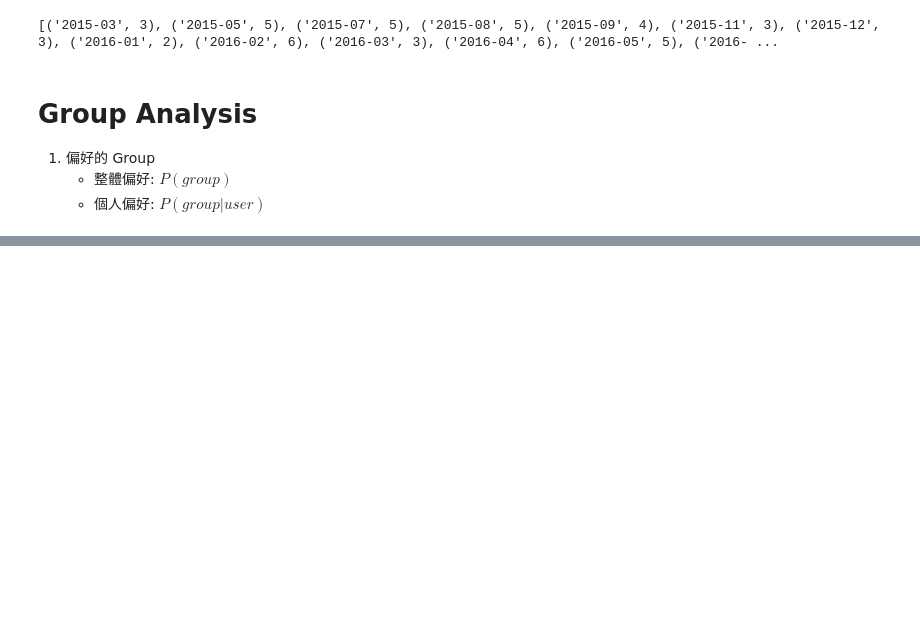
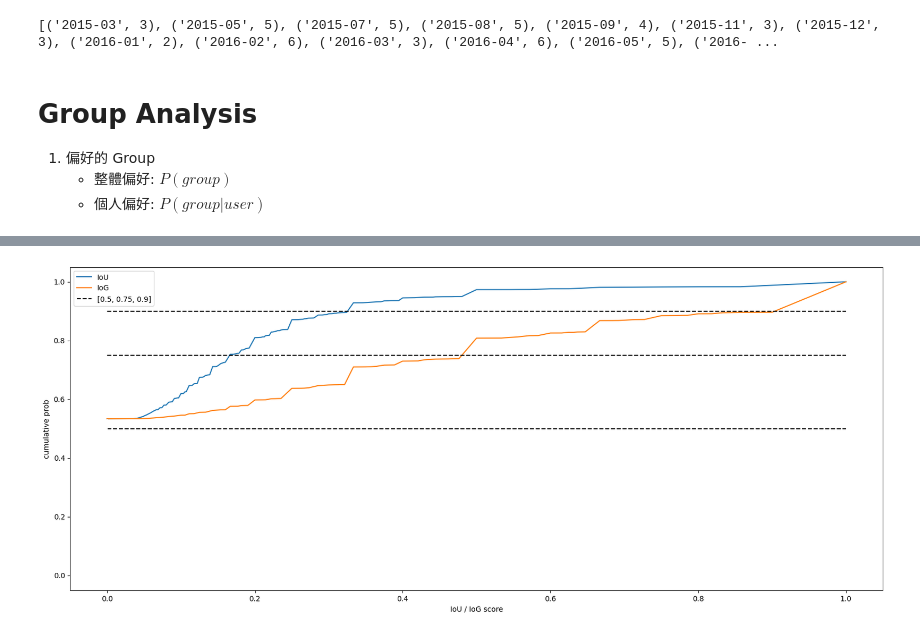
Before and after one commit to hsuck/ADL22-final-project, a Jupyter notebook: notebook/course_analysis.ipynb, the cells around one changed output, grey strips where cells are left out. Saved outputs shown, nothing was run; the diff lists cells and outputs as text; code cells hidden in the pictures; blank space fills up the shorter version.

```diff
--- a/notebook/course_analysis.ipynb
+++ b/notebook/course_analysis.ipynb
@@ -390,0 +434,38 @@ with open("pred_seen_group.csv",'w') as f:
+# %%
+cprob_IoU = counter_cumulative_prob( Counter(IoU) )
+cprob_IoU = cprob_IoU[1:]
+plt.figure(figsize=(20,8), facecolor='white')
+plt.plot(
+    [x for x, _ in cprob_IoU],
+    [y for _, y in cprob_IoU],
+    label = 'IoU',
+)
+
+
+cprob_IoG = counter_cumulative_prob( Counter(IoG) )
+cprob_IoG = cprob_IoG[1:]
+plt.plot(
+    [x for x, _ in cprob_IoG],
+    [y for _, y in cprob_IoG],
+    label = 'IoG',
+)
+plt.hlines(
+    y = [0.5, 0.75, 0.9],
+    xmin = [0.0, 0.0, 0.0],
+    xmax = [1.0, 1.0, 1.0],
+    colors = ['k'] * 3,
+    linestyles = 'dashed',
+    label = [0.5, 0.75, 0.9]
+)
+plt.vlines(
+    x = 0.0,
+    ymin = 0.0,
+    ymax = max(cprob_IoG[0][1], cprob_IoU[0][1]),
+    colors = 'white'
+)
+plt.xlabel('IoU / IoG score')
+plt.ylabel('cumulative prob')
+plt.legend()
+plt.show()
+# %% [output]
+[figure, added]
```
Also changed, not shown: parts of 5 cells of this notebook.
